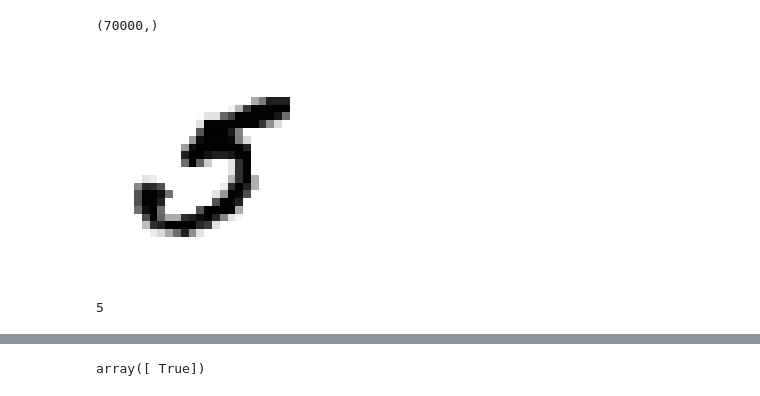
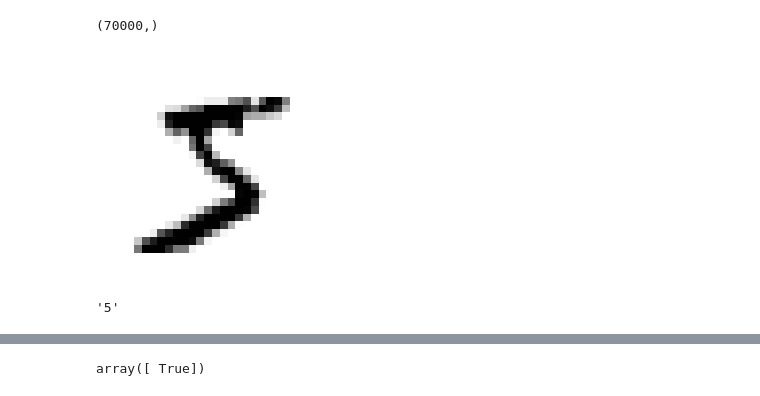
Before and after one commit to hwan1113/Jupyter_DataScience, a Jupyter notebook: Machine-learning/03_classification.ipynb, the cells around one changed output, grey strips where cells are left out. Saved outputs shown, nothing was run; the diff lists cells and outputs as text; code cells hidden in the pictures.

```diff
--- a/Machine-learning/03_classification.ipynb
+++ b/Machine-learning/03_classification.ipynb
@@ -25,21 +25,23 @@ def save_fig(fig_id, tight_layout=True):
         plt.tight_layout()
     plt.savefig(path, format='png', dpi=300)
 # %%
-
-def sort_by_target(mnist):
-    reorder_train = np.array(sorted([(target, i) for i, target in enumerate(mnist.target[:60000])]))[:, 1]
-    reorder_test = np.array(sorted([(target, i) for i, target in enumerate(mnist.target[60000:])]))[:, 1]
-    mnist.data[:60000] = mnist.data[reorder_train]
-    mnist.target[:60000] = mnist.target[reorder_train]
-    mnist.data[60000:] = mnist.data[reorder_test + 60000]
-    mnist.target[60000:] = mnist.target[reorder_test + 60000]
-try:
-    from sklearn.datasets import fetch_openml
-    mnist = fetch_openml('mnist_784', version=1, cache=True)
-    mnist.target = mnist.target.astype(np.int8) # fetch_openml() returns targets as strings
-    sort_by_target(mnist) # fetch_openml() returns an unsorted dataset
-except ImportError:
-    from sklearn.datasets import fetch_mldata
-    mnist = fetch_mldata('MNIST original')
-mnist["data"], mnist["target"]
+from sklearn.datasets import fetch_openml
+mnist = fetch_openml('mnist_784', version=1)
+mnist.keys()
+# def sort_by_target(mnist):
+#     reorder_train = np.array(sorted([(target, i) for i, target in enumerate(mnist.target[:60000])]))[:, 1]
+#     reorder_test = np.array(sorted([(target, i) for i, target in enumerate(mnist.target[60000:])]))[:, 1]
+#     mnist.data[:60000] = mnist.data[reorder_train]
+#     mnist.target[:60000] = mnist.target[reorder_train]
+#     mnist.data[60000:] = mnist.data[reorder_test + 60000]
+#     mnist.target[60000:] = mnist.target[reorder_test + 60000]
+# try:
+#     from sklearn.datasets import fetch_openml
+#     mnist = fetch_openml('mnist_784', version=1, cache=True)
+#     mnist.target = mnist.target.astype(np.int8) # fetch_openml() returns targets as strings
+#     sort_by_target(mnist) # fetch_openml() returns an unsorted dataset
+# except ImportError:
+#     from sklearn.datasets import fetch_mldata
+#     mnist = fetch_mldata('MNIST original')
+# mnist["data"], mnist["target"]
 # %% [output]
@@ -62,15 +57,15 @@ y.shape
 # %% [output]
 (70000,)
 # %%
-some_digit = X[36000]
+some_digit = X[0]
 some_digit_image = some_digit.reshape(28,28)
 plt.imshow(some_digit_image, cmap = mpl.cm.binary,
           interpolation="nearest")
 plt.axis("off")
 plt.show();
 # %% [output]
-[figure, old version]
+[figure, new version]
 # %%
-y[36000]
+y[0]
 # %% [output]
-5
+'5'
```
Also changed, not shown: parts of 30 cells of this notebook, 2 other files.
